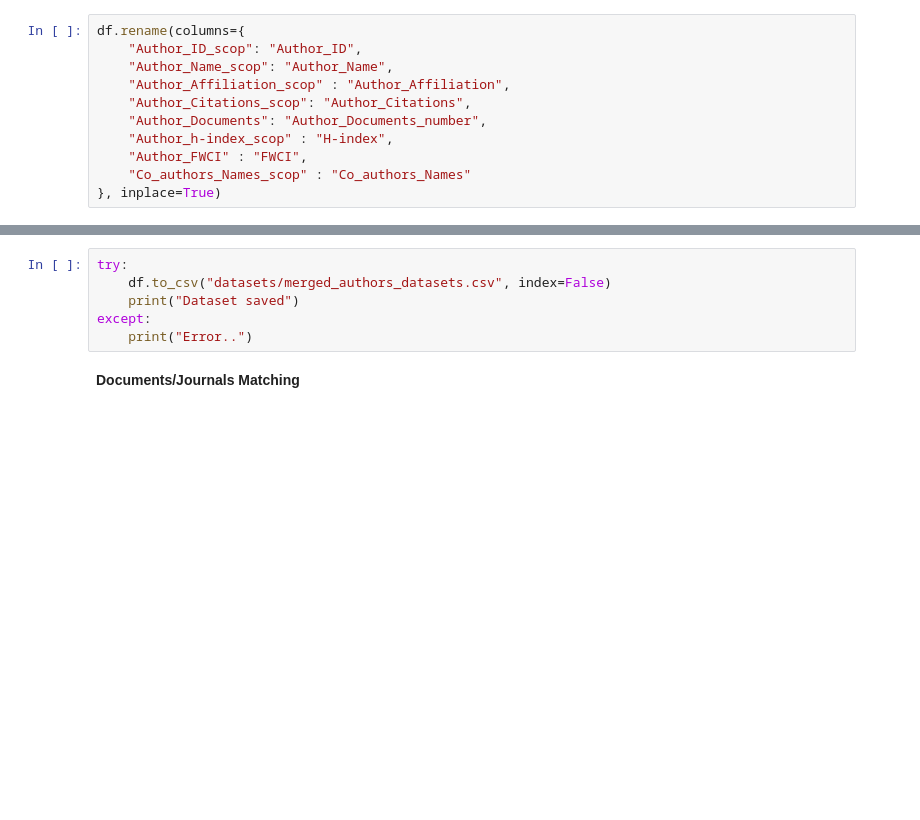
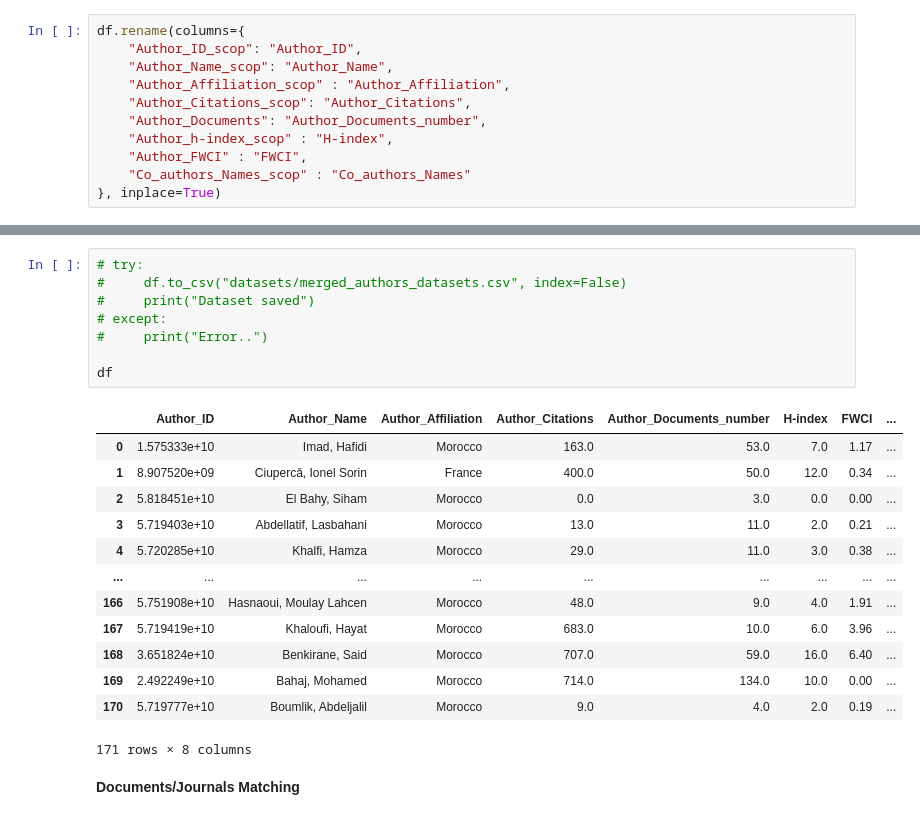
Before and after one commit to boualo/Int-gration-donn-es, a Jupyter notebook: Matching.ipynb, the cells around one changed output, grey strips where cells are left out. Saved outputs shown, nothing was run; the diff lists cells and outputs as text; blank space fills up the shorter version.

```diff
--- a/Matching.ipynb
+++ b/Matching.ipynb
@@ -198,9 +267,25 @@ df.columns
 # %%
-try:
-    df.to_csv("datasets/merged_authors_datasets.csv", index=False)
-    print("Dataset saved")
-except:
-    print("Error..")
+# try:
+#     df.to_csv("datasets/merged_authors_datasets.csv", index=False)
+#     print("Dataset saved")
+# except:
+#     print("Error..")
+
+df
+# %% [output]
+|  | Author_ID | Author_Name | Author_Affiliation | Author_Citations | Author_Documents_number | H-index | FWCI | ... |
+| 0 | 1.575333e+10 | Imad, Hafidi | Morocco | 163.0 | 53.0 | 7.0 | 1.17 | ... |
+| 1 | 8.907520e+09 | Ciupercǎ, Ionel Sorin | France | 400.0 | 50.0 | 12.0 | 0.34 | ... |
+| 2 | 5.818451e+10 | El Bahy, Siham | Morocco | 0.0 | 3.0 | 0.0 | 0.00 | ... |
+| 3 | 5.719403e+10 | Abdellatif, Lasbahani | Morocco | 13.0 | 11.0 | 2.0 | 0.21 | ... |
+| 4 | 5.720285e+10 | Khalfi, Hamza | Morocco | 29.0 | 11.0 | 3.0 | 0.38 | ... |
+| ... | ... | ... | ... | ... | ... | ... | ... | ... |
+| 166 | 5.751908e+10 | Hasnaoui, Moulay Lahcen | Morocco | 48.0 | 9.0 | 4.0 | 1.91 | ... |
+| 167 | 5.719419e+10 | Khaloufi, Hayat | Morocco | 683.0 | 10.0 | 6.0 | 3.96 | ... |
+| 168 | 3.651824e+10 | Benkirane, Said | Morocco | 707.0 | 59.0 | 16.0 | 6.40 | ... |
+| 169 | 2.492249e+10 | Bahaj, Mohamed | Morocco | 714.0 | 134.0 | 10.0 | 0.00 | ... |
+| 170 | 5.719777e+10 | Boumlik, Abdeljalil | Morocco | 9.0 | 4.0 | 2.0 | 0.19 | ... |
+171 rows × 8 columns
 # %% [markdown]
 **Documents/Journals Matching**
 # %%
```
Also changed, not shown: parts of 23 cells of this notebook, 21 other files.
